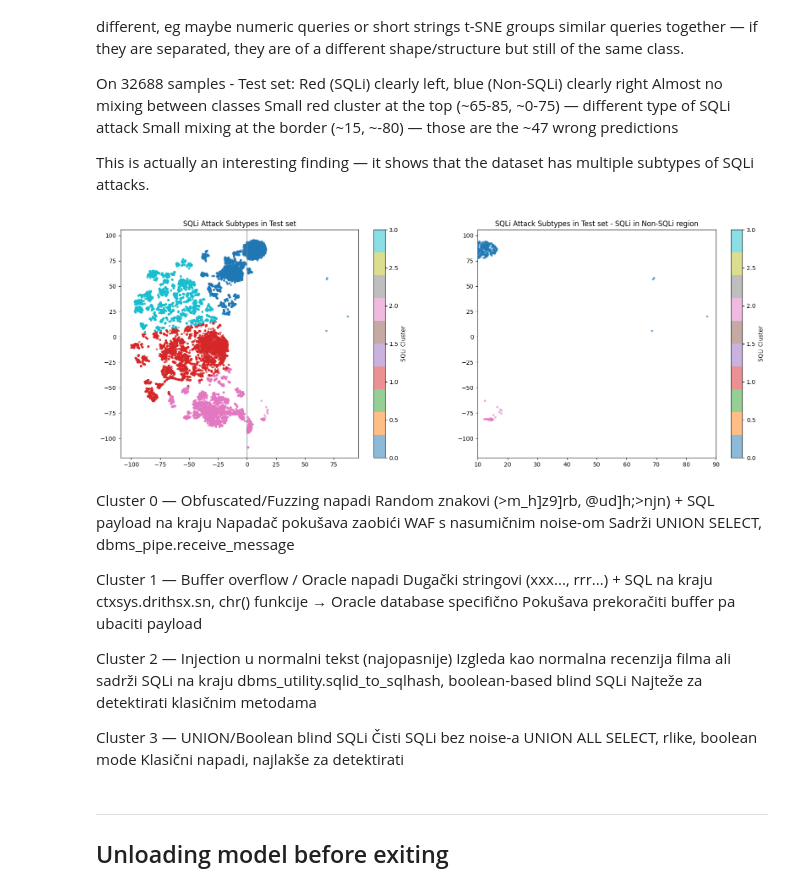
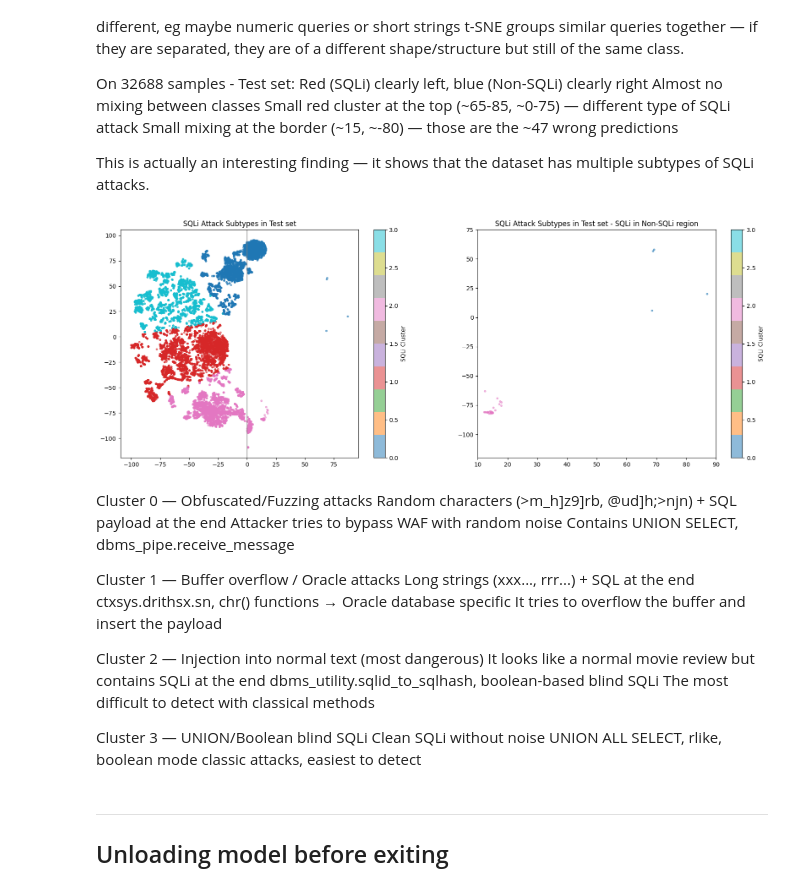
Before and after one commit to viserionnina/bert-sqli-detection, a Jupyter notebook: notebooks/training.ipynb, the cells around one changed output. Drawn from its saved outputs; the diff is of its cells as text; code cells hidden in the pictures.

```diff
--- a/notebooks/training.ipynb
+++ b/notebooks/training.ipynb
@@ -860,54 +941,55 @@ This is actually an interesting finding — it shows that the dataset has multip
 from sklearn.cluster import KMeans
 
 # take only SQLi points
 sqli_idx = np.where(y == 1)
 sqli_points = X_2d[sqli_idx]
 
 kmeans = KMeans(n_clusters=4, random_state=42)
 cluster_labels = kmeans.fit_predict(sqli_points)
 
 fig, ax = plt.subplots(1,2, figsize=(20, 7))
 ax_0 = ax[0].scatter(sqli_points[:, 0], sqli_points[:, 1], c=cluster_labels, cmap='tab10', alpha=0.5, s=8)
 ax_1 = ax[1].scatter(sqli_points[:, 0], sqli_points[:, 1], c=cluster_labels, cmap='tab10', alpha=0.5, s=8)
 
 ax[1].set_xlim(10,90)
+ax[1].set_ylim(-120,75)
 ax[0].axvline(x=0, color='grey', linestyle='-', lw=1)
 
 plt.colorbar(ax_0, label='SQLi Cluster')
 plt.colorbar(ax_1, label='SQLi Cluster')
 ax[0].set_title('SQLi Attack Subtypes in Test set')
 ax[1].set_title('SQLi Attack Subtypes in Test set - SQLi in Non-SQLi region')
 plt.savefig('../results/sqli_clusters_test.png', dpi=300)
 plt.show()
 
 #for cluster_id in range(4):
 #    print(f"\n--- Cluster {cluster_id} ---")
 #    cluster_mask = cluster_labels == cluster_id
 #    # dohvati originalne upite tog klastera
 #    sqli_queries = test_df[test_df['label'] == 1]['query'].values
 #    print(sqli_queries[cluster_mask][:3])
 # %% [output]
-[figure, old version]
+[figure, new version]
 # %% [markdown]
-Cluster 0 — Obfuscated/Fuzzing napadi
-Random znakovi (>m_h]z9]rb, @ud]h;>njn) + SQL payload na kraju
-Napadač pokušava zaobići WAF s nasumičnim noise-om
-Sadrži UNION SELECT, dbms_pipe.receive_message
+Cluster 0 — Obfuscated/Fuzzing attacks
+Random characters (>m_h]z9]rb, @ud]h;>njn) + SQL payload at the end
+Attacker tries to bypass WAF with random noise
+Contains UNION SELECT, dbms_pipe.receive_message
 
-Cluster 1 — Buffer overflow / Oracle napadi
-Dugački stringovi (xxx..., rrr...) + SQL na kraju
-ctxsys.drithsx.sn, chr() funkcije → Oracle database specifično
-Pokušava prekoračiti buffer pa ubaciti payload
+Cluster 1 — Buffer overflow / Oracle attacks
+Long strings (xxx..., rrr...) + SQL at the end
+ctxsys.drithsx.sn, chr() functions → Oracle database specific
+It tries to overflow the buffer and insert the payload
 
-Cluster 2 — Injection u normalni tekst (najopasnije)
-Izgleda kao normalna recenzija filma ali sadrži SQLi na kraju
+Cluster 2 — Injection into normal text (most dangerous)
+It looks like a normal movie review but contains SQLi at the end
 dbms_utility.sqlid_to_sqlhash, boolean-based blind SQLi
-Najteže za detektirati klasičnim metodama
+The most difficult to detect with classical methods
 
 Cluster 3 — UNION/Boolean blind SQLi
-Čisti SQLi bez noise-a
+Clean SQLi without noise
 UNION ALL SELECT, rlike, boolean mode
-Klasični napadi, najlakše za detektirati
+classic attacks, easiest to detect
 # %% [markdown]
 ---
 ## Unloading model before exiting
```
Also changed, not shown: parts of 2 cells of this notebook, 4 other files.
